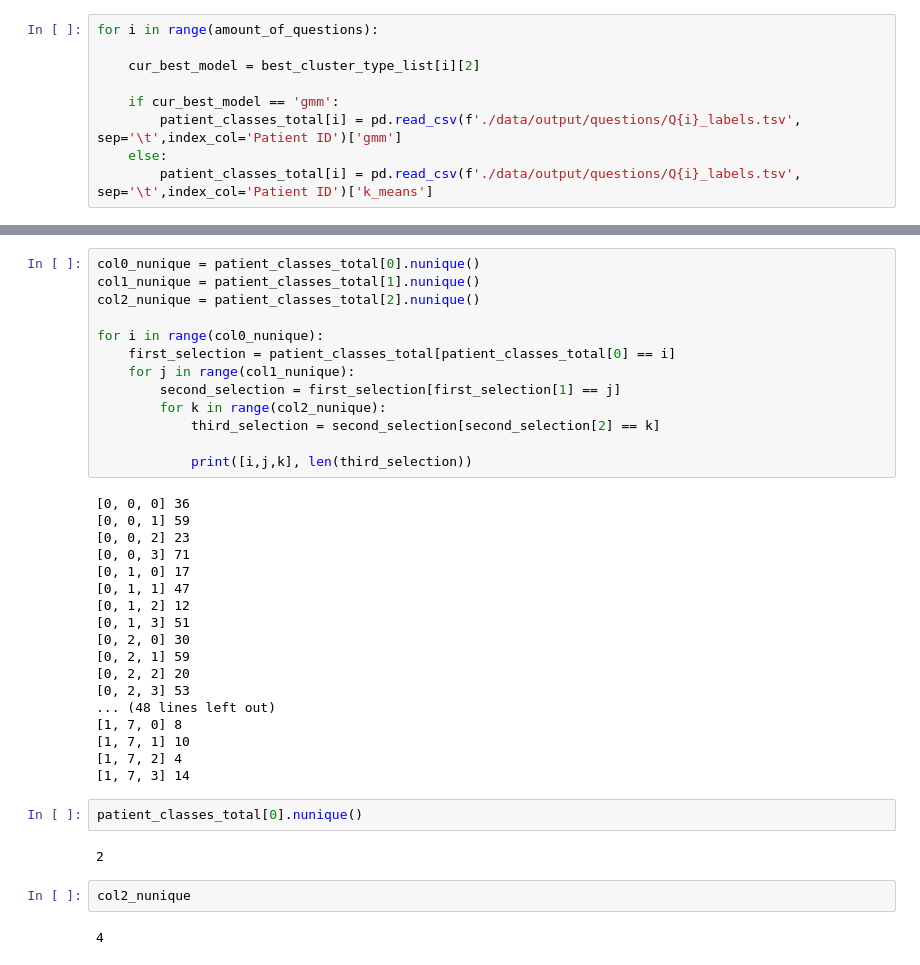
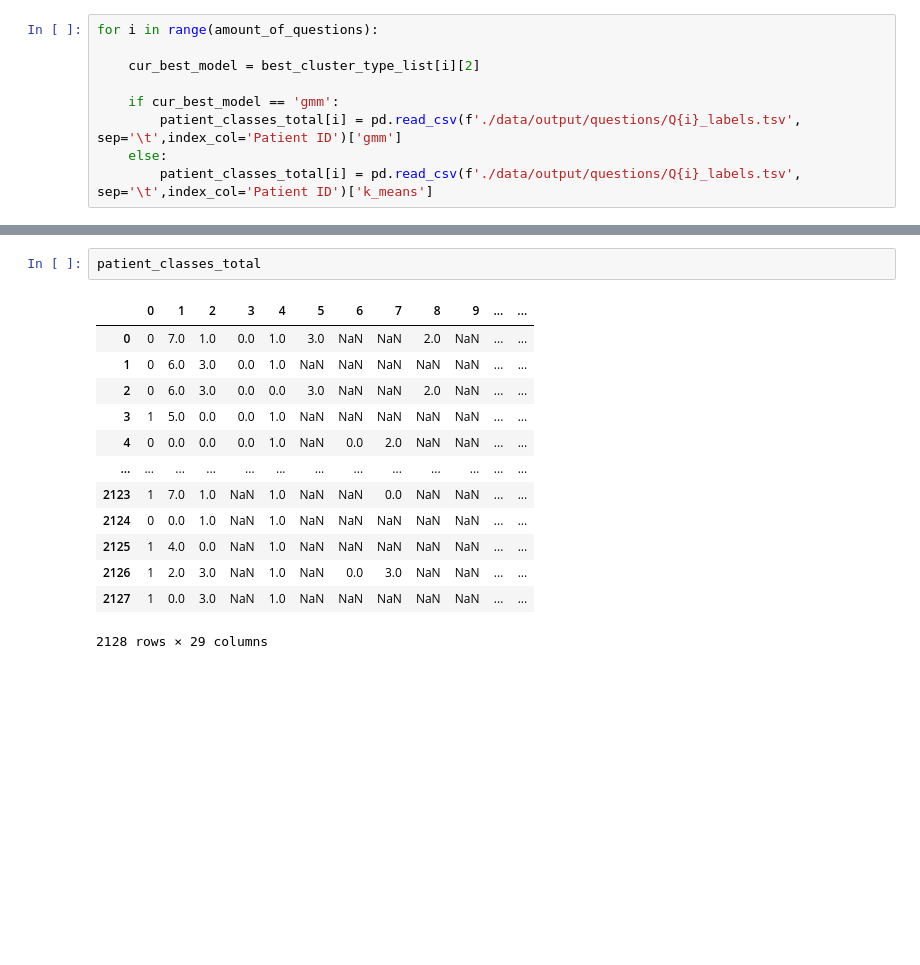
Before and after one commit to TemporalData/UDC, a Jupyter notebook: Clustering/dental_simcse_finding_clusters.ipynb, the cells around one changed output, grey strips where cells are left out. Cells and saved outputs as stored; diff of their text form; blank space fills up the shorter version.

```diff
--- a/Clustering/dental_simcse_finding_clusters.ipynb
+++ b/Clustering/dental_simcse_finding_clusters.ipynb
@@ -115,39 +88,16 @@ temp3[temp3[4] == 1]
-# %%
-col0_nunique = patient_classes_total[0].nunique()
-col1_nunique = patient_classes_total[1].nunique()
-col2_nunique = patient_classes_total[2].nunique()
-
-for i in range(col0_nunique):
-    first_selection = patient_classes_total[patient_classes_total[0] == i]
-    for j in range(col1_nunique):
-        second_selection = first_selection[first_selection[1] == j]
-        for k in range(col2_nunique):
-            third_selection = second_selection[second_selection[2] == k]
-
-            print([i,j,k], len(third_selection))
-# %% [output]
-[0, 0, 0] 36
-[0, 0, 1] 59
-[0, 0, 2] 23
-[0, 0, 3] 71
-[0, 1, 0] 17
-[0, 1, 1] 47
-[0, 1, 2] 12
-[0, 1, 3] 51
-[0, 2, 0] 30
-[0, 2, 1] 59
-[0, 2, 2] 20
-[0, 2, 3] 53
-... (48 lines left out)
-[1, 7, 0] 8
-[1, 7, 1] 10
-[1, 7, 2] 4
-[1, 7, 3] 14
 # %%
-patient_classes_total[0].nunique()
+patient_classes_total
 # %% [output]
+|  | 0 | 1 | 2 | 3 | 4 | 5 | 6 | 7 | 8 | 9 | ... | ... |
+| 0 | 0 | 7.0 | 1.0 | 0.0 | 1.0 | 3.0 | NaN | NaN | 2.0 | NaN | ... | ... |
+| 1 | 0 | 6.0 | 3.0 | 0.0 | 1.0 | NaN | NaN | NaN | NaN | NaN | ... | ... |
+| 2 | 0 | 6.0 | 3.0 | 0.0 | 0.0 | 3.0 | NaN | NaN | 2.0 | NaN | ... | ... |
+| 3 | 1 | 5.0 | 0.0 | 0.0 | 1.0 | NaN | NaN | NaN | NaN | NaN | ... | ... |
+| 4 | 0 | 0.0 | 0.0 | 0.0 | 1.0 | NaN | 0.0 | 2.0 | NaN | NaN | ... | ... |
+| ... | ... | ... | ... | ... | ... | ... | ... | ... | ... | ... | ... | ... |
+| 2123 | 1 | 7.0 | 1.0 | NaN | 1.0 | NaN | NaN | 0.0 | NaN | NaN | ... | ... |
+| 2124 | 0 | 0.0 | 1.0 | NaN | 1.0 | NaN | NaN | NaN | NaN | NaN | ... | ... |
+| 2125 | 1 | 4.0 | 0.0 | NaN | 1.0 | NaN | NaN | NaN | NaN | NaN | ... | ... |
+| 2126 | 1 | 2.0 | 3.0 | NaN | 1.0 | NaN | 0.0 | 3.0 | NaN | NaN | ... | ... |
+| 2127 | 1 | 0.0 | 3.0 | NaN | 1.0 | NaN | NaN | NaN | NaN | NaN | ... | ... |
-2
+2128 rows × 29 columns
-# %%
-col2_nunique
-# %% [output]
-4
```
Also changed, not shown: parts of 18 cells of this notebook.
